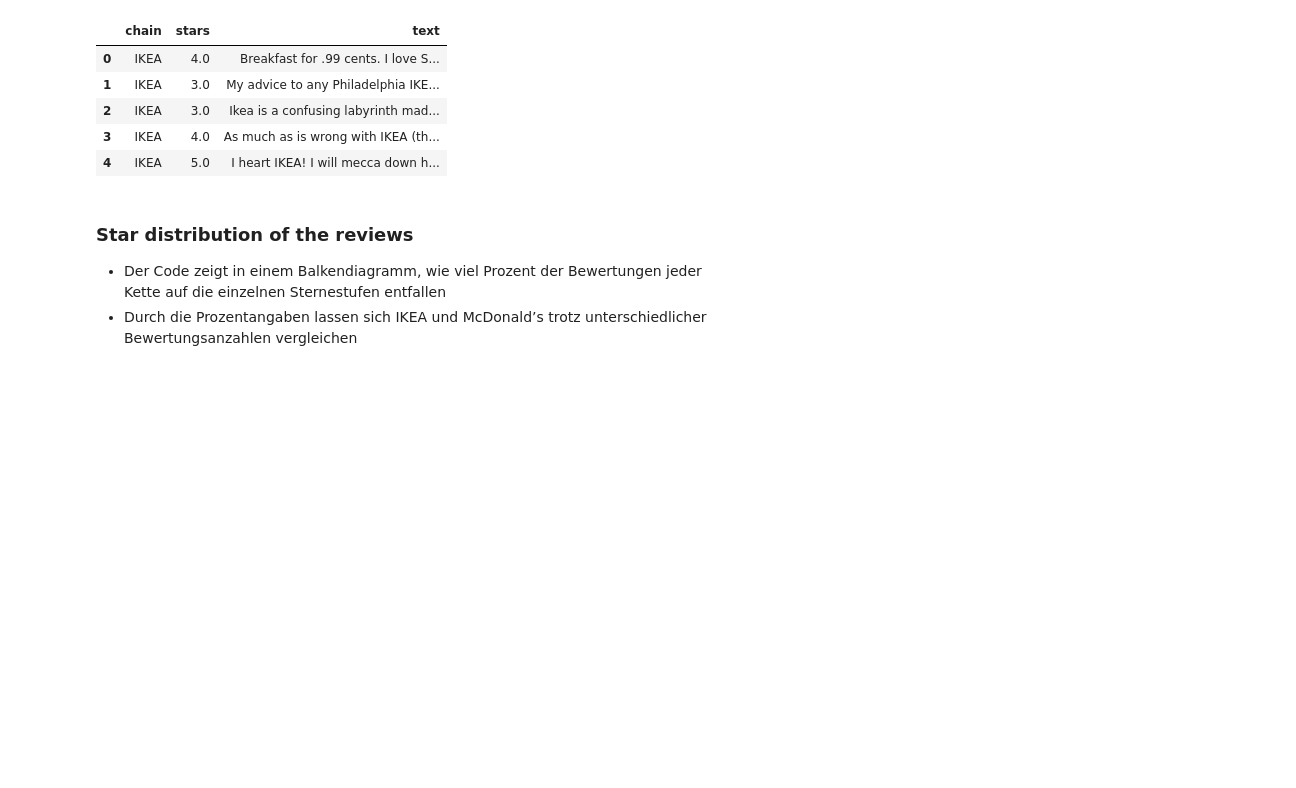
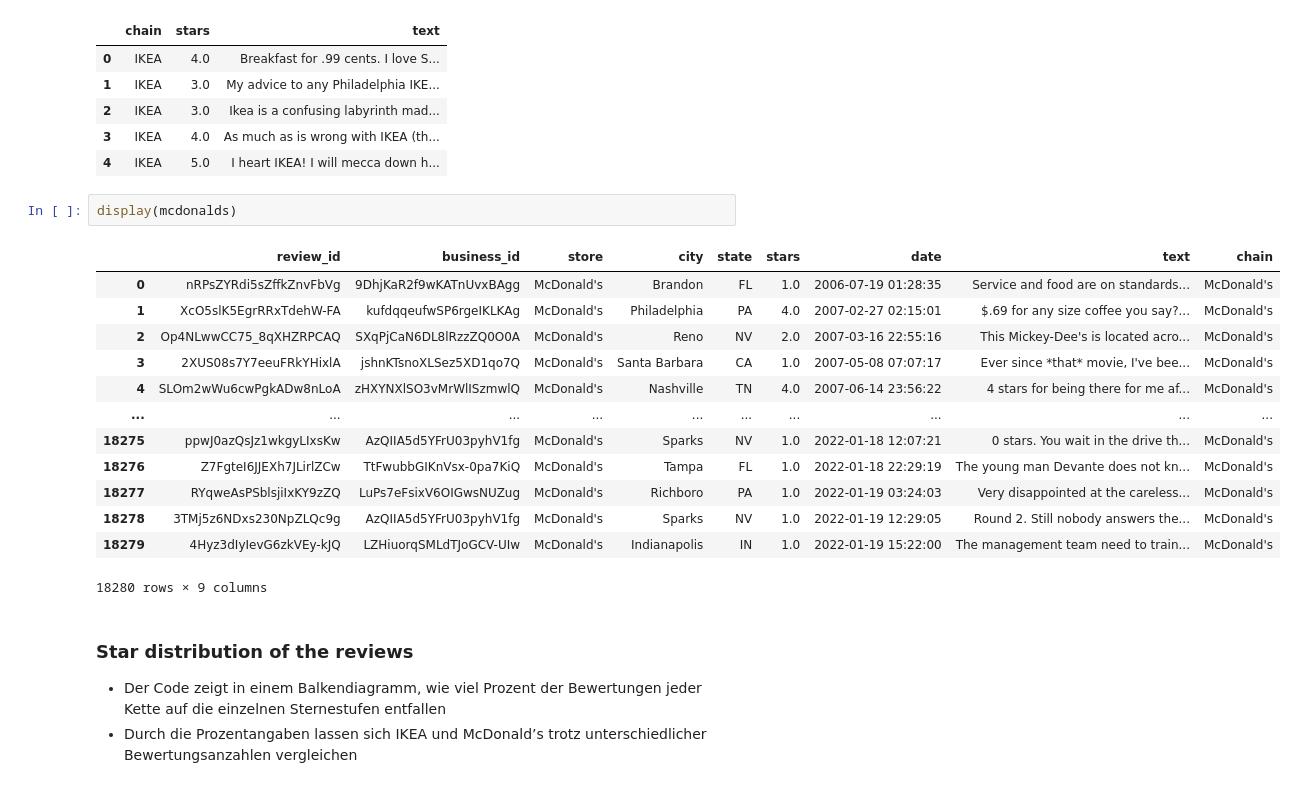
Before and after one commit to pyrat12/llm_fundamentals, a Jupyter notebook: 01_Explore_Yelp_Data/explore_yelp_data.ipynb, the cells around one changed output. Saved outputs shown, nothing was run; the diff lists cells and outputs as text; blank space fills up the shorter version.

```diff
--- a/01_Explore_Yelp_Data/explore_yelp_data.ipynb
+++ b/01_Explore_Yelp_Data/explore_yelp_data.ipynb
@@ -150,6 +150,22 @@ McDonald's  18280  1.78
 | 2 | IKEA | 3.0 | Ikea is a confusing labyrinth mad... |
 | 3 | IKEA | 4.0 | As much as is wrong with IKEA (th... |
 | 4 | IKEA | 5.0 | I heart IKEA! I will mecca down h... |
+# %%
+display(mcdonalds)
+# %% [output]
+|  | review_id | business_id | store | city | state | stars | date | text | chain |
+| 0 | nRPsZYRdi5sZffkZnvFbVg | 9DhjKaR2f9wKATnUvxBAgg | McDonald's | Brandon | FL | 1.0 | 2006-07-19 01:28:35 | Service and food are on standards... | McDonald's |
+| 1 | XcO5slK5EgrRRxTdehW-FA | kufdqqeufwSP6rgeIKLKAg | McDonald's | Philadelphia | PA | 4.0 | 2007-02-27 02:15:01 | $.69 for any size coffee you say?... | McDonald's |
+| 2 | Op4NLwwCC75_8qXHZRPCAQ | SXqPjCaN6DL8lRzzZQ0O0A | McDonald's | Reno | NV | 2.0 | 2007-03-16 22:55:16 | This Mickey-Dee's is located acro... | McDonald's |
+| 3 | 2XUS08s7Y7eeuFRkYHixlA | jshnKTsnoXLSez5XD1qo7Q | McDonald's | Santa Barbara | CA | 1.0 | 2007-05-08 07:07:17 | Ever since *that* movie, I've bee... | McDonald's |
+| 4 | SLOm2wWu6cwPgkADw8nLoA | zHXYNXlSO3vMrWlISzmwlQ | McDonald's | Nashville | TN | 4.0 | 2007-06-14 23:56:22 | 4 stars for being there for me af... | McDonald's |
+| ... | ... | ... | ... | ... | ... | ... | ... | ... | ... |
+| 18275 | ppwJ0azQsJz1wkgyLIxsKw | AzQIIA5d5YFrU03pyhV1fg | McDonald's | Sparks | NV | 1.0 | 2022-01-18 12:07:21 | 0 stars. You wait in the drive th... | McDonald's |
+| 18276 | Z7FgteI6JJEXh7JLirlZCw | TtFwubbGIKnVsx-0pa7KiQ | McDonald's | Tampa | FL | 1.0 | 2022-01-18 22:29:19 | The young man Devante does not kn... | McDonald's |
+| 18277 | RYqweAsPSblsjiIxKY9zZQ | LuPs7eFsixV6OIGwsNUZug | McDonald's | Richboro | PA | 1.0 | 2022-01-19 03:24:03 | Very disappointed at the careless... | McDonald's |
+| 18278 | 3TMj5z6NDxs230NpZLQc9g | AzQIIA5d5YFrU03pyhV1fg | McDonald's | Sparks | NV | 1.0 | 2022-01-19 12:29:05 | Round 2. Still nobody answers the... | McDonald's |
+| 18279 | 4Hyz3dIyIevG6zkVEy-kJQ | LZHiuorqSMLdTJoGCV-UIw | McDonald's | Indianapolis | IN | 1.0 | 2022-01-19 15:22:00 | The management team need to train... | McDonald's |
+18280 rows × 9 columns
 # %% [markdown]
 ### Star distribution of the reviews
 - Der Code zeigt in einem Balkendiagramm, wie viel Prozent der Bewertungen jeder Kette auf die einzelnen Sternestufen entfallen
```
Also changed, not shown: parts of 5 cells of this notebook.
